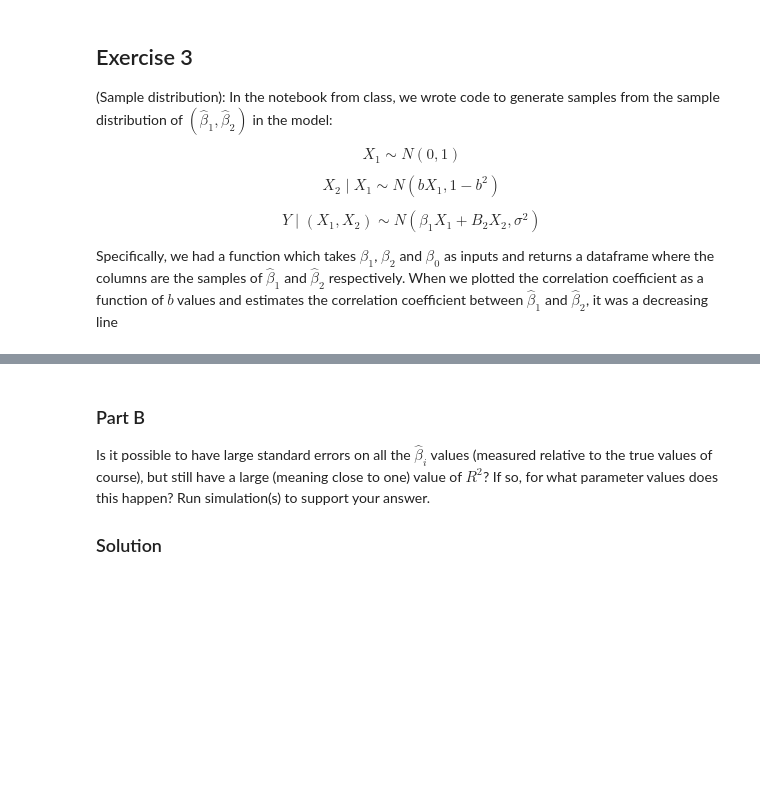
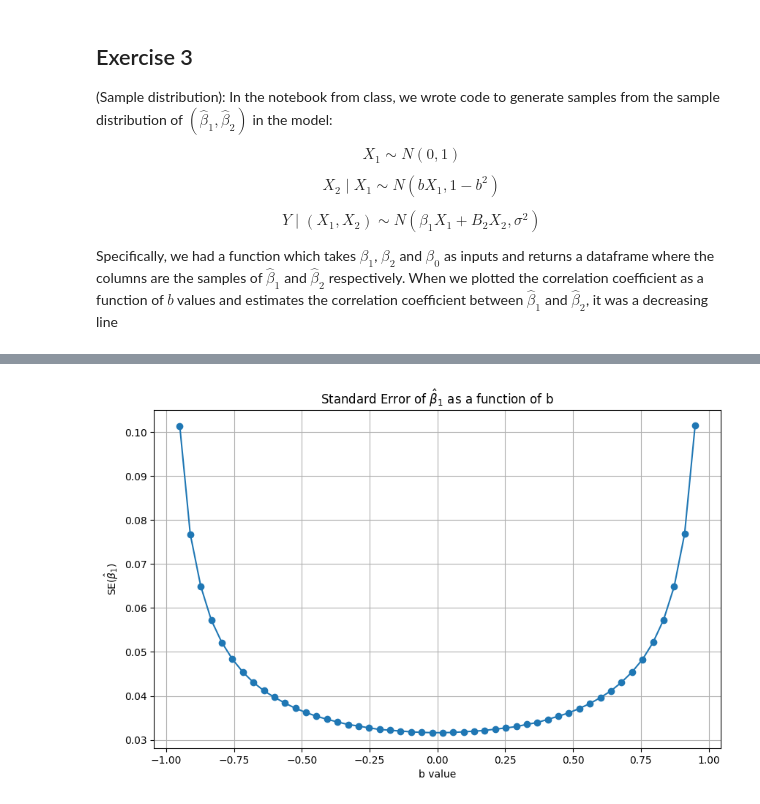
Before and after one commit to alexcraig043/math-50, a Jupyter notebook: homeworks/hw5.ipynb, the cells around one changed output, grey strips where cells are left out. Drawn from its saved outputs; the diff is of its cells as text; code cells hidden in the pictures; blank space fills up the shorter version.

```diff
--- a/homeworks/hw5.ipynb
+++ b/homeworks/hw5.ipynb
@@ -62,0 +251,17 @@ Which factor, height or gender is more important based on your analysis?
+# %%
+import pandas as pd
+import statsmodels.api as sm
+
+# Load the data
+df = pd.read_csv("https://raw.githubusercontent.com/avehtari/ROS-Examples/master/Earnings/data/earnings.csv")
+
+# Define the predictors and response variable
+X = df[['male', 'height']]
+X = sm.add_constant(X)  # Add a constant (intercept) to the predictors
+y = df['earn']
+
+# Perform the linear regression
+model = sm.OLS(y, X).fit()
+
+# Print the summary of the regression
+print(model.summary())
@@ -90,5 +431,44 @@ What would happen if instead of plotting the correlation coefficient, we plotted
-# %% [markdown]
-### Part B
-Is it possible to have large standard errors on all the $\hat{\beta}_i$ values (measured relative to the true values of course), but still have a large (meaning close to one) value of $R^2$? If so, for what parameter values does this happen? Run simulation(s) to support your answer.
-
-### Solution
+# %%
+import numpy as np
+import pandas as pd
+import statsmodels.api as sm
+import matplotlib.pyplot as plt
+
+def simulate_se_beta1(beta1, beta2, beta0, b, n=1000, num_samples=1000):
+    se_beta1_values = []
+
+    for _ in range(num_samples):
+        # Generate X1 from standard normal distribution
+        X1 = np.random.normal(0, 1, n)
+
+        # Generate X2 conditioned on X1
+        X2 = b * X1 + np.random.normal(0, np.sqrt(1 - b**2), n)
+
+        # Generate Y conditioned on X1 and X2
+        Y = beta0 + beta1 * X1 + beta2 * X2 + np.random.normal(0, 1, n)
+
+        # Fit the regression model
+        X = sm.add_constant(np.column_stack((X1, X2)))
+        model = sm.OLS(Y, X).fit()
+        se_beta1_values.append(model.bse[1])
+
+    # Return the mean standard error of beta1 across all samples
+    return np.mean(se_beta1_values)
+
+# Values
+beta1 = 1
+beta2 = 1
+beta0 = 0
+b_values = np.linspace(-0.95, 0.95, 50)
+se_values = [simulate_se_beta1(beta1, beta2, beta0, b) for b in b_values]
+
+# Plotting
+plt.figure(figsize=(10,6))
+plt.plot(b_values, se_values, '-o')
+plt.xlabel('b value')
+plt.ylabel('SE($\hat{\\beta}_1$)')
+plt.title('Standard Error of $\hat{\\beta}_1$ as a function of b')
+plt.grid(True)
+plt.show()
+# %% [output]
+[figure, added]
```
Also changed, not shown: parts of 18 cells of this notebook, 1 other file.
